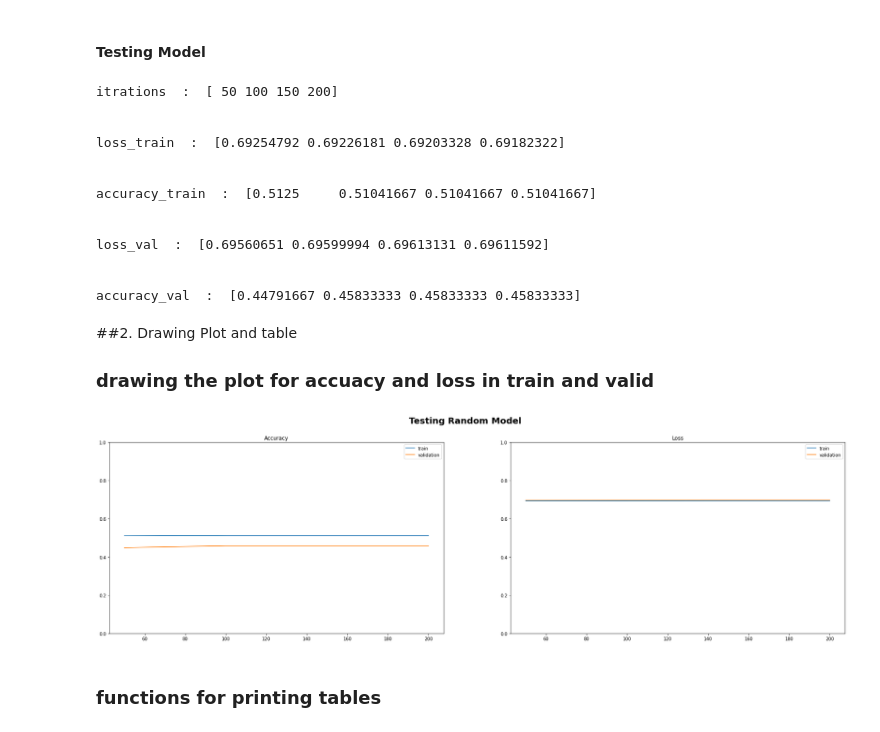
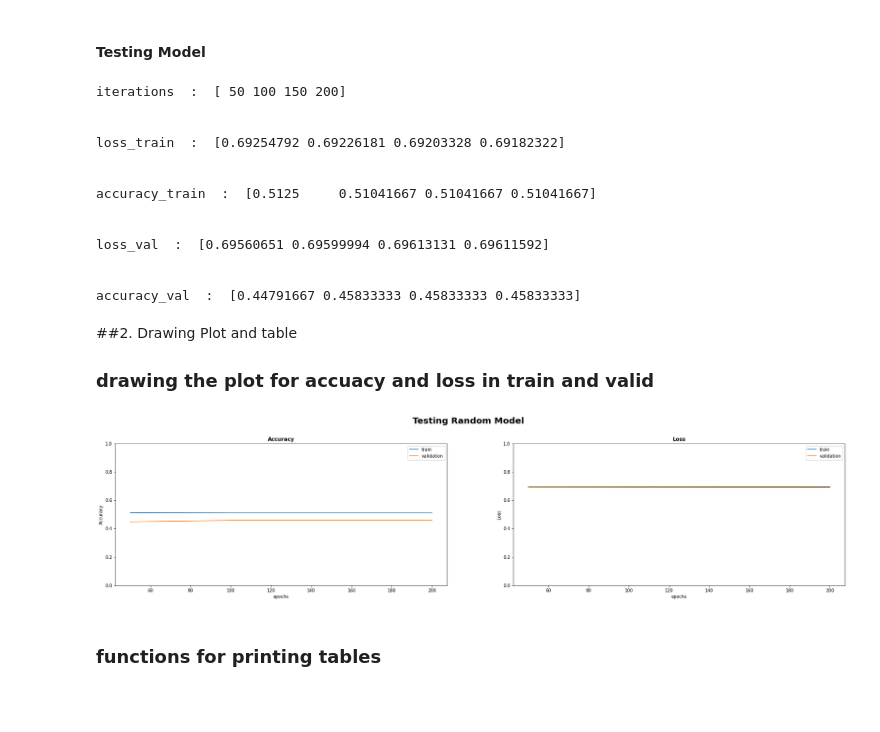
Before and after one commit to AnitaKamani/DL14002, a Jupyter notebook: DL14002_E1/DL14002_E1_Kamani.ipynb, the cells around one changed output. Saved outputs shown, nothing was run; the diff lists cells and outputs as text; code cells hidden in the pictures; blank space fills up the shorter version.

```diff
--- a/DL14002_E1/DL14002_E1_Kamani.ipynb
+++ b/DL14002_E1/DL14002_E1_Kamani.ipynb
@@ -408,10 +408,10 @@ def model(X_train, Y_train, X_val, Y_val, architecture=[16, 1], alpha=0.1, k=100
     params = initialize_network(architecture, random)
 
     # a dictionary for accuracy and loss of both train and validations
-    accuracy_loss = {"itrations": np.array([], dtype=int), "loss_train": np.array([]), "accuracy_train": np.array([]),
+    accuracy_loss = {"iterations": np.array([], dtype=int), "loss_train": np.array([]), "accuracy_train": np.array([]),
                      "loss_val": np.array([]), "accuracy_val": np.array([])}
     # a dictionary for printing costs
-    accuracy_loss_report_k = {"itrations": np.array([], dtype=int), "loss_train": np.array([]),
+    accuracy_loss_report_k = {"iterations": np.array([], dtype=int), "loss_train": np.array([]),
                               "accuracy_train": np.array([]), "loss_val": np.array([]), "accuracy_val": np.array([])}
     for i in tqdm(range(1, k + 1)):
         # Forward pass
@@ -426,7 +426,7 @@ def model(X_train, Y_train, X_val, Y_val, architecture=[16, 1], alpha=0.1, k=100
         # updating parameters
         params = update(params, derivatives, L, alpha)
 
-        accuracy_loss["itrations"] = np.append(accuracy_loss["itrations"], i)
+        accuracy_loss["iterations"] = np.append(accuracy_loss["iterations"], i)
         # calculate out put of val
         Output_val, history_ = Forward_L_layers(X_val, L, params)
 
@@ -444,8 +444,8 @@ def model(X_train, Y_train, X_val, Y_val, architecture=[16, 1], alpha=0.1, k=100
         accuracy_loss["accuracy_val"] = np.append(accuracy_loss["accuracy_val"], compute_accuracy(label_val, Y_val))
 
         if i % report_k == 0:
-            accuracy_loss_report_k["itrations"] = np.append(accuracy_loss_report_k["itrations"],
-                                                            accuracy_loss["itrations"][-1])
+            accuracy_loss_report_k["iterations"] = np.append(accuracy_loss_report_k["iterations"],
+                                                            accuracy_loss["iterations"][-1])
             accuracy_loss_report_k["loss_train"] = np.append(accuracy_loss_report_k["loss_train"],
                                                              accuracy_loss["loss_train"][-1])
             accuracy_loss_report_k["accuracy_train"] = np.append(accuracy_loss_report_k["accuracy_train"],
@@ -471,7 +471,7 @@ X_val_ = np.random.uniform(low=0, high=1, size=(16, 96))
 Y_val_ = np.random.randint(2, size=(1, 96))
 accuracy_loss, report_k_vals = model(X_train_, Y_train_, X_val_, Y_val_, architecture=[16, 1], alpha=0.01, k=200, report_k=50, random=True)
 # %% [output]
-itrations  :  [ 50 100 150 200]
+iterations  :  [ 50 100 150 200]
 
 
 loss_train  :  [0.69254792 0.69226181 0.69203328 0.69182322]
@@ -488,31 +488,36 @@ accuracy_val  :  [0.44791667 0.45833333 0.45833333 0.45833333]
 ##2. Drawing Plot and table
 ### drawing the plot for accuacy and loss in train and valid
 # %%
-def draw_pot(title, accuracy_loss):
+def draw_plot(title, accuracy_loss, k=1):
     print("\n")
-    plt.figure(figsize=(30, 8))
+    plt.figure(figsize=(30, 6))
 
     plt.subplot(1, 2, 1)
     plt.ylim([0, 1])
-    plt.plot(accuracy_loss["itrations"], accuracy_loss["accuracy_train"], label="train")
-    plt.plot(accuracy_loss["itrations"], accuracy_loss["accuracy_val"], label="validation")
+
+    plt.plot(accuracy_loss["iterations"][::k], accuracy_loss["accuracy_train"][::k], label="train")
+    plt.plot(accuracy_loss["iterations"][::k], accuracy_loss["accuracy_val"][::k], label="validation")
+    plt.xlabel('epochs')
+    plt.ylabel("Accuracy")
     plt.legend()
-    plt.title("Accuracy")
+    plt.title("Accuracy", fontweight='bold')
 
     plt.subplot(1, 2, 2)
     plt.ylim([0, 1])
-    plt.plot(accuracy_loss["itrations"], accuracy_loss["loss_train"], label="train")
-    plt.plot(accuracy_loss["itrations"], accuracy_loss["loss_val"], label="validation")
+    plt.plot(accuracy_loss["iterations"][::k], accuracy_loss["loss_train"][::k], label="train")
+    plt.plot(accuracy_loss["iterations"][::k], accuracy_loss["loss_val"][::k], label="validation")
+    plt.xlabel('epochs')
+    plt.ylabel("Loss")
     plt.legend()
-    plt.title("Loss")
+    plt.title("Loss", fontweight='bold')
 
-    plt.suptitle(title, fontsize=20, fontweight='bold')
+    plt.suptitle(title, fontsize=20, fontweight='bold', y=1.02)
     plt.show()
 
 
-draw_pot("Testing Random Model", report_k_vals)
+draw_plot("Testing Random Model", report_k_vals)
 # %% [output]
-[figure, old version]
+[figure, new version]
 # %% [markdown]
 ### functions for printing tables
 # %%
```
Also changed, not shown: parts of 8 cells of this notebook.
